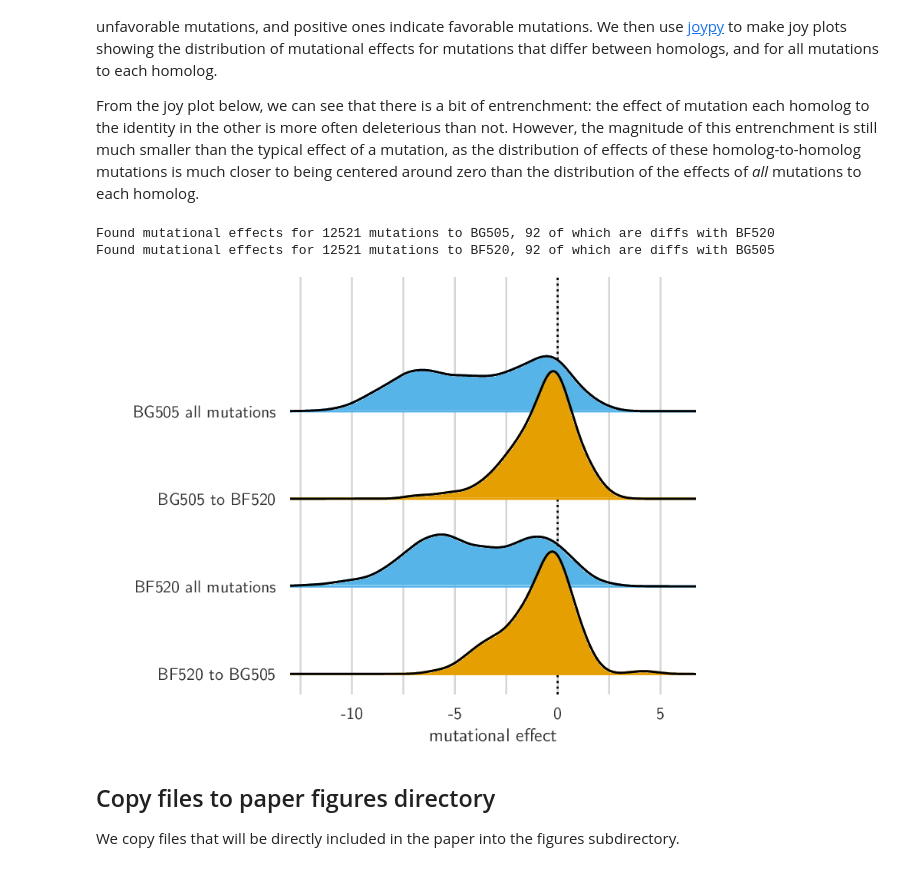
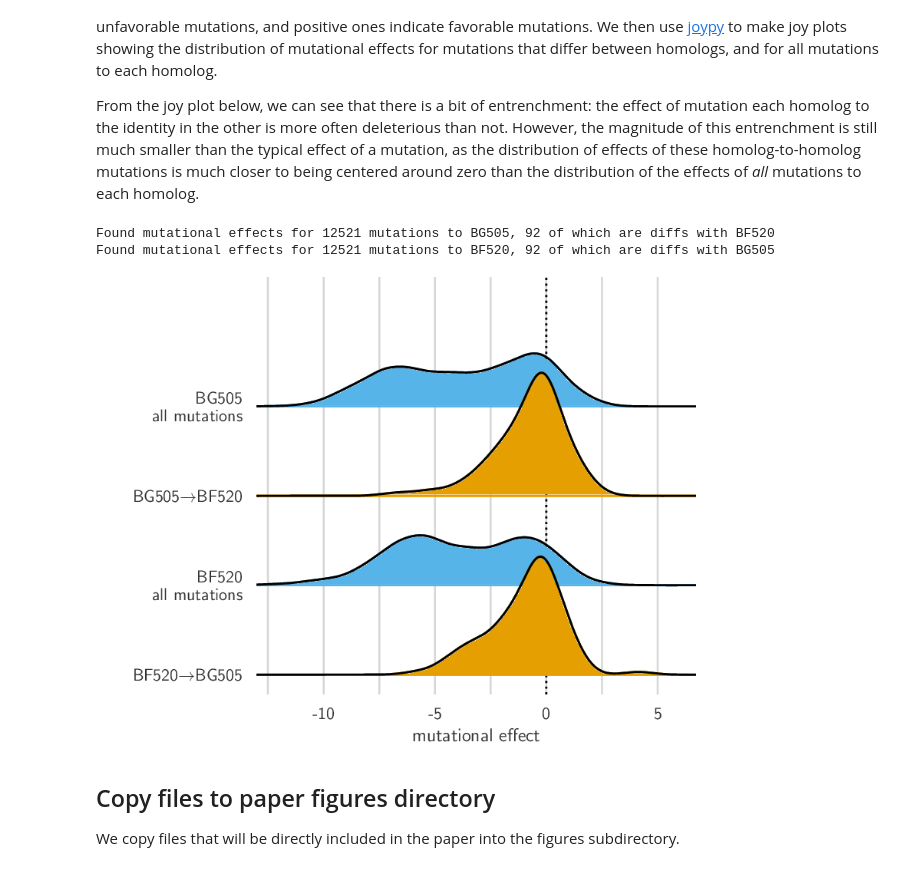
Before and after one commit to jbloomlab/EnvMutationalShiftsPaper, a Jupyter notebook: analysis_code/analysis_notebook.ipynb, the cells around one changed output. Cells and saved outputs as stored; diff of their text form; code cells hidden in the pictures.

Commit message:
tiny tweaks to joy plots

```diff
--- a/analysis_code/analysis_notebook.ipynb
+++ b/analysis_code/analysis_notebook.ipynb
@@ -1855,8 +1855,8 @@ for (env1, env2) in itertools.permutations(homologs, 2):
     print("Found mutational effects for {0} mutations to {1}, {2} of which are "
           "diffs with {3}".format(len(muts), env1, len(muts.query('homologmut')), env2))
 
-    joyplot_data['{0} all mutations'.format(env1)] = muts.log2effect
-    joyplot_data['{0} to {1}'.format(env1, env2)] = muts.query('homologmut').log2effect
+    joyplot_data['{0}\nall mutations'.format(env1)] = muts.log2effect
+    joyplot_data['{0}$\\rightarrow${1}'.format(env1, env2)] = muts.query('homologmut').log2effect
 
 # name of the joy plot
 entrenchmentplot = os.path.join(prefsdistdir, 'entrenchment.pdf')
@@ -1869,34 +1869,34 @@ xmin = min(map(lambda tup: tup[1].quantile(0.01) if 'all' in tup[0] else tup[1].
         joyplot_data.items()))
 xmax = max(map(lambda tup: tup[1].quantile(0.99) if 'all' in tup[0] else tup[1].max(),
         joyplot_data.items()))
 xmin -= 0.15 * (xmax - xmin)
 xmax += 0.15 * (xmax - xmin)
 
 # make the joyplot
 joypy.joyplot(joyplot_data,
               grid='x',
               overlap=0.6,
               linewidth=1.5,
               figsize=(6, 4.8),
               colormap=cmap,
               x_range=(xmin, xmax)
              )
 plt.xlabel('mutational effect', size=13)
 
 # only label integer xticks
 plt.xticks(plt.xticks()[0],
            map(lambda x: '{0}'.format(int(x)) if x.is_integer() else '',  plt.xticks()[0]))
 
 # draw line at zero (neutral mutation)
 plt.axvline(x=0, ymin=0, ymax=1, ls='dotted', lw=1.5, color='black')
 
 # save and show
 plt.savefig(entrenchmentplot)
 showPDF(entrenchmentplot, width=600)
 # %% [output]
 Found mutational effects for 12521 mutations to BG505, 92 of which are diffs with BF520
 Found mutational effects for 12521 mutations to BF520, 92 of which are diffs with BG505
-[figure, old version]
+[figure, new version]
 # %% [markdown]
 ## Copy files to paper figures directory
 We copy files that will be directly included in the paper into the figures subdirectory.
```
Also changed, not shown: parts of 1 cell of this notebook, 3 other files.
